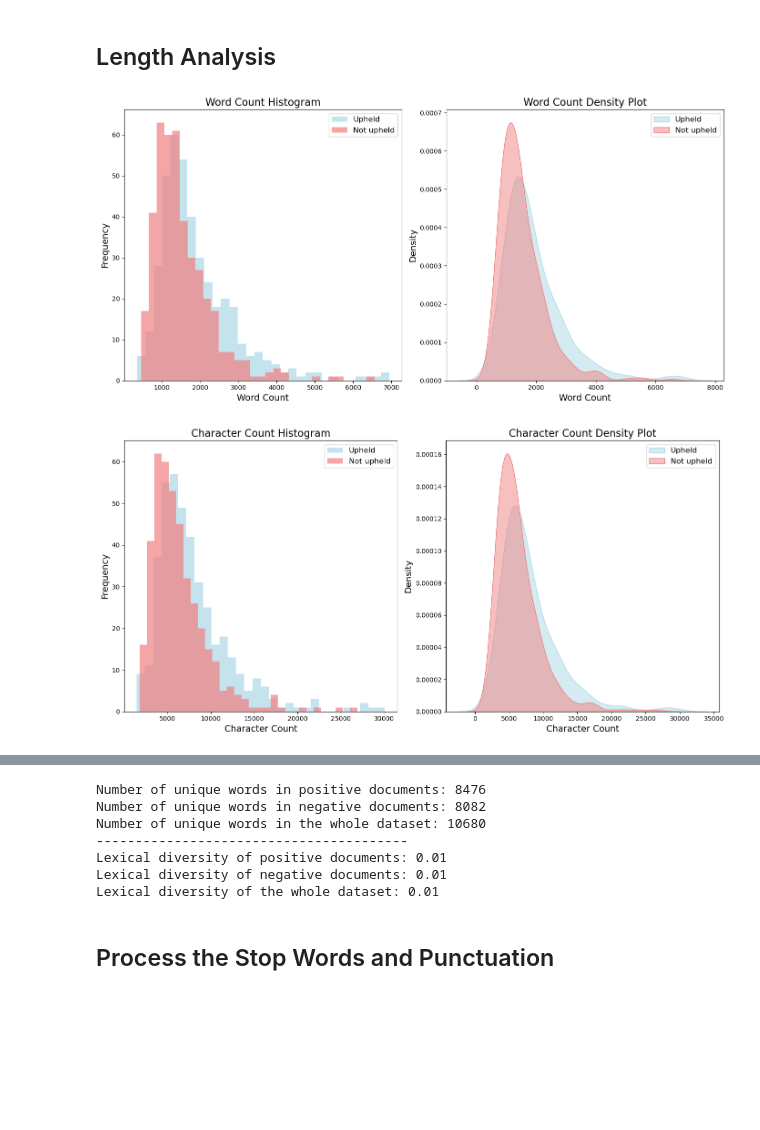
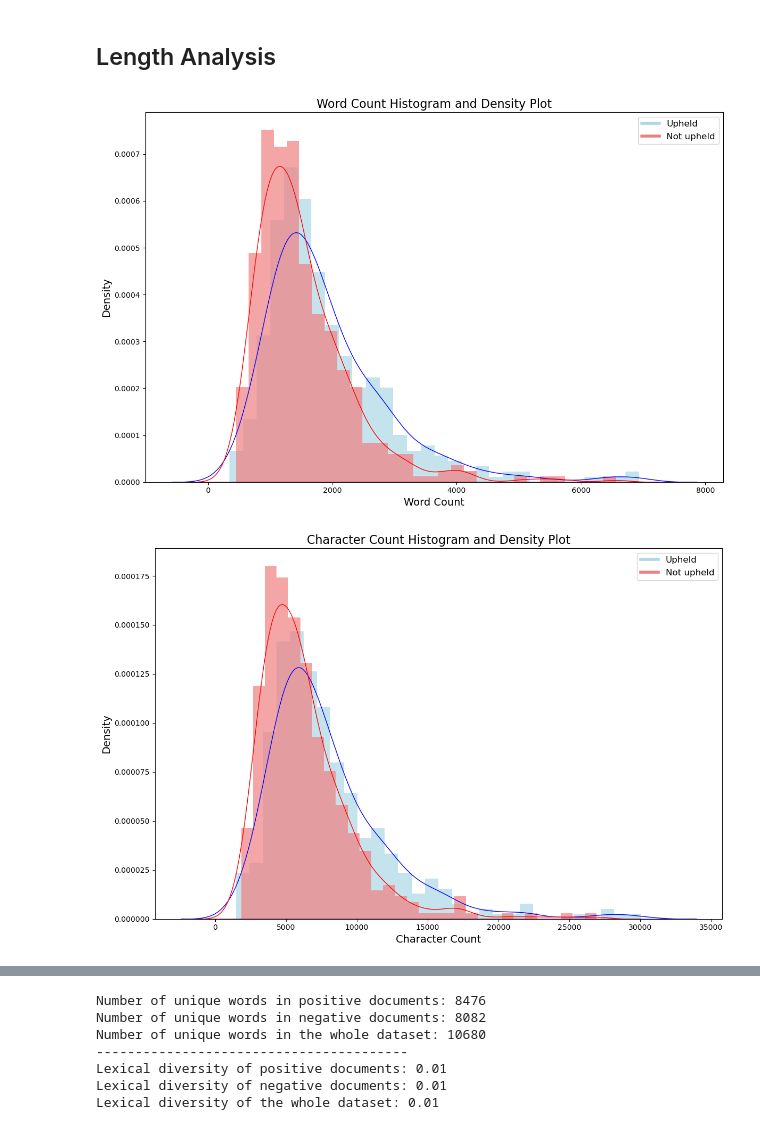
Before and after one commit to LeleVibrato/sb-code, a Jupyter notebook: eda_basics.ipynb, the cells around one changed output, grey strips where cells are left out. Drawn from its saved outputs; the diff is of its cells as text; code cells hidden in the pictures; blank space fills up the shorter version.

```diff
--- a/eda_basics.ipynb
+++ b/eda_basics.ipynb
@@ -100,50 +100,83 @@ def calculate_metrics(docs):
 
 # calculate metrics for positive and negative documents
 pos_word_counts, pos_char_counts, pos_sentence_counts, pos_avg_word_lengths, pos_avg_sentence_lengths, pos_doc_lengths = calculate_metrics(positive_docs)
 neg_word_counts, neg_char_counts, neg_sentence_counts, neg_avg_word_lengths, neg_avg_sentence_lengths, neg_doc_lengths = calculate_metrics(negative_docs)
 
-# function to plot the metrics
+# # function to plot the metrics
+# def plot_metrics(pos_metrics, neg_metrics, metric_name):
+#     fig, axs = plt.subplots(1, 2, figsize=(14, 7))
+
+#     # histogram
+#     axs[0].hist(pos_metrics, bins=30, alpha=0.7, color='lightblue', label='Upheld')
+#     axs[0].hist(neg_metrics, bins=30, alpha=0.7, color='lightcoral', label='Not upheld')
+#     axs[0].set_title(f'{metric_name} Histogram', fontsize=16)
+#     axs[0].set_xlabel(metric_name, fontsize=14)
+#     axs[0].set_ylabel('Frequency', fontsize=14)
+#     axs[0].legend(loc='upper right', fontsize=12)
+
+#     # density Plot
+#     sns.kdeplot(pos_metrics, ax=axs[1], color='lightblue', label='Upheld', fill=True, alpha=0.5)
+#     sns.kdeplot(neg_metrics, ax=axs[1], color='lightcoral', label='Not upheld', fill=True, alpha=0.5)
+#     axs[1].set_title(f'{metric_name} Density Plot', fontsize=16)
+#     axs[1].set_xlabel(metric_name, fontsize=14)
+#     axs[1].set_ylabel('Density', fontsize=14)
+#     axs[1].legend(loc='upper right', fontsize=12)
+
+#     # save the plot
+#     if not os.path.exists('plots'):
+#         os.makedirs('plots')
+#     filename = "eda-" + metric_name.replace(" ", "-")
+#     plt.savefig(f'plots/{filename}.png', dpi=300)
+
+#     plt.tight_layout()
+#     plt.show()
+
+
+# Function to plot the metrics
 def plot_metrics(pos_metrics, neg_metrics, metric_name):
-    fig, axs = plt.subplots(1, 2, figsize=(14, 7))
+    fig, ax = plt.subplots(figsize=(12, 8))
 
-    # histogram
-    axs[0].hist(pos_metrics, bins=30, alpha=0.7, color='lightblue', label='Upheld')
-    axs[0].hist(neg_metrics, bins=30, alpha=0.7, color='lightcoral', label='Not upheld')
-    axs[0].set_title(f'{metric_name} Histogram', fontsize=16)
-    axs[0].set_xlabel(metric_name, fontsize=14)
-    axs[0].set_ylabel('Frequency', fontsize=14)
-    axs[0].legend(loc='upper right', fontsize=12)
+    # Histogram
+    ax.hist(pos_metrics, bins=30, alpha=0.7, color='lightblue', label='Upheld', density=True)
+    ax.hist(neg_metrics, bins=30, alpha=0.7, color='lightcoral', label='Not upheld', density=True)
 
-    # density Plot
-    sns.kdeplot(pos_metrics, ax=axs[1], color='lightblue', label='Upheld', fill=True, alpha=0.5)
-    sns.kdeplot(neg_metrics, ax=axs[1], color='lightcoral', label='Not upheld', fill=True, alpha=0.5)
-    axs[1].set_title(f'{metric_name} Density Plot', fontsize=16)
-    axs[1].set_xlabel(metric_name, fontsize=14)
-    axs[1].set_ylabel('Density', fontsize=14)
-    axs[1].legend(loc='upper right', fontsize=12)
+    # Density Plot
+    sns.kdeplot(pos_metrics, ax=ax, color='blue', fill=True, alpha=0)
+    sns.kdeplot(neg_metrics, ax=ax, color='red', fill=True, alpha=0)
 
-    # save the plot
+    # Setting title and labels
+    ax.set_title(f'{metric_name} Histogram and Density Plot', fontsize=16)
+    ax.set_xlabel(metric_name, fontsize=14)
+    ax.set_ylabel('Density', fontsize=14)
+
+    # Custom Legend
+    handles = [
+        plt.Line2D([0], [0], color='lightblue', lw=4, label='Upheld'),
+        plt.Line2D([0], [0], color='lightcoral', lw=4, label='Not upheld')
+    ]
+    ax.legend(handles=handles, loc='upper right', fontsize=12)
+
+    # Save the plot
     if not os.path.exists('plots'):
         os.makedirs('plots')
     filename = "eda-" + metric_name.replace(" ", "-")
     plt.savefig(f'plots/{filename}.png', dpi=300)
 
     plt.tight_layout()
     plt.show()
-
 
 # plotting all metrics
 metrics = [
     ('Word Count', pos_word_counts, neg_word_counts),
     ('Character Count', pos_char_counts, neg_char_counts),
     ('Sentence Count', pos_sentence_counts, neg_sentence_counts),
     ('Average Word Length', pos_avg_word_lengths, neg_avg_word_lengths),
     ('Average Sentence Length', pos_avg_sentence_lengths, neg_avg_sentence_lengths),
     ('Document Length', pos_doc_lengths, neg_doc_lengths)
 ]
 
 for metric_name, pos_metric, neg_metric in metrics:
     plot_metrics(pos_metric, neg_metric, metric_name)
 # %% [output]
-[figure, old version]
+[figure, new version]
-[figure, old version]
+[figure, new version]
@@ -276,5 +309,3 @@ Number of unique words in the whole dataset: 10680
 Lexical diversity of positive documents: 0.01
 Lexical diversity of negative documents: 0.01
 Lexical diversity of the whole dataset: 0.01
-# %% [markdown]
-## Process the Stop Words and Punctuation
```
Also changed, not shown: parts of 7 cells of this notebook, 18 other files.
